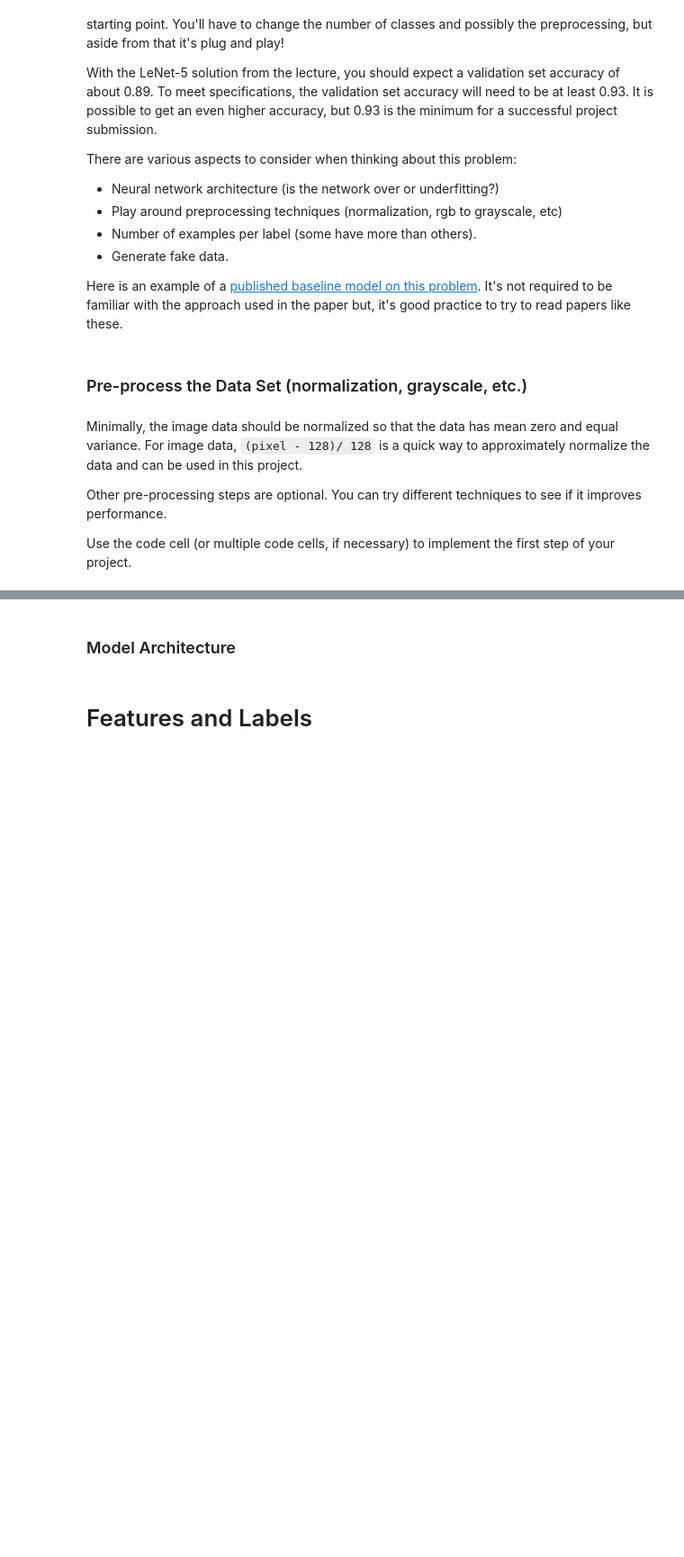
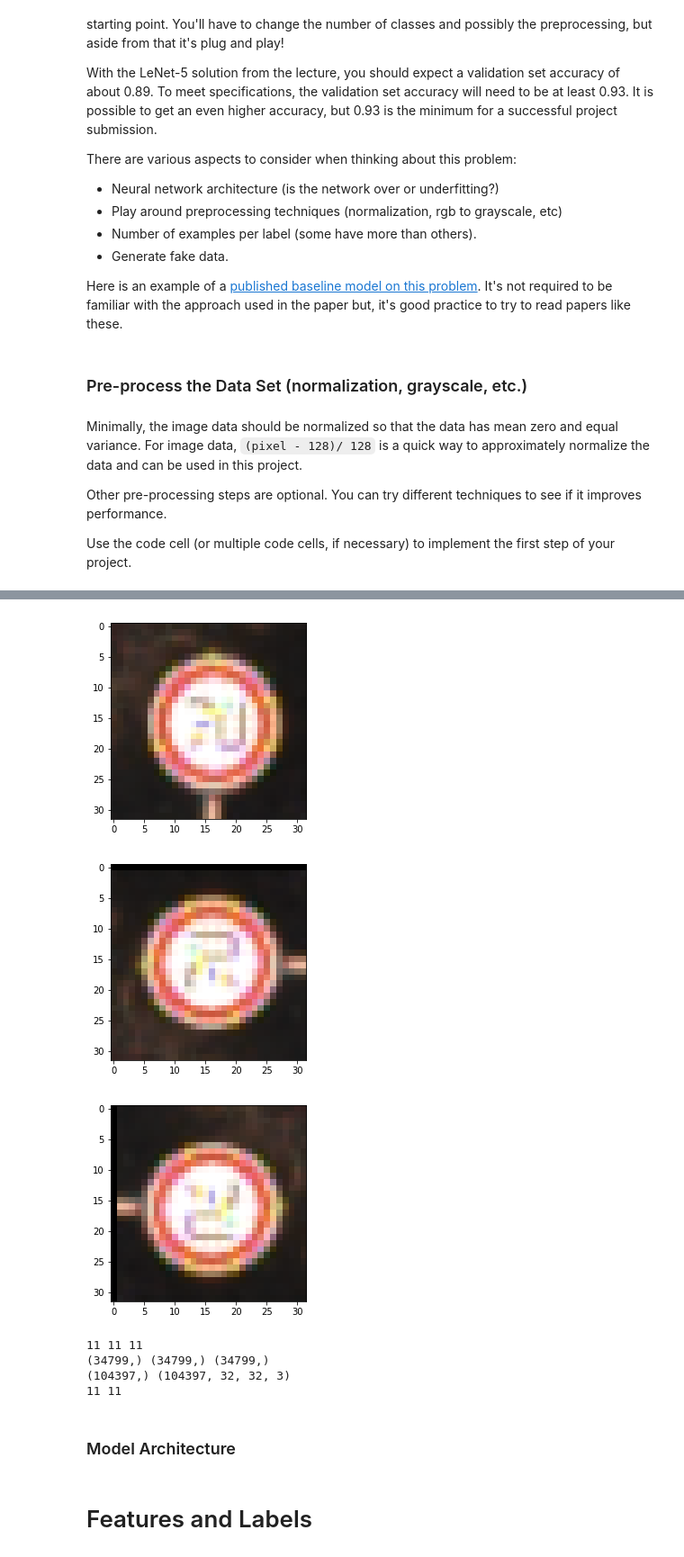
Before and after one commit to TPrabhat/Traffic-Sign-Classifier, a Jupyter notebook: Traffic_Sign_Classifier.ipynb, the cells around one changed output, grey strips where cells are left out. Shown at 90% size. Drawn from its saved outputs; the diff is of its cells as text; code cells hidden in the pictures; blank space fills up the shorter version.

Commit message:
Added data augmentation by rotating images
Created two lists from teh original dataset with images turned 90 degrees left and right resp and concatenated them. The dataset is thrice the size now

```diff
--- a/Traffic_Sign_Classifier.ipynb
+++ b/Traffic_Sign_Classifier.ipynb
@@ -185,3 +185,59 @@ def normalize_to_gray(data):
+# %%
+# Rotate the image by an angle wrt the center
+
+# create empty arrays for augmenting dataset
+X_rotated_left = []
+y_rotated_left = []
+
+X_rotated_right = []
+y_rotated_right = []
+
+def rotation(img, angle):
+    rot_mat = cv2.getRotationMatrix2D((cols/2,rows/2),angle,1)
+    dst = cv2.warpAffine(img,rot_mat,(cols,rows))
+    return dst
+
+for i in range(len(X_train)):
+    X_rotated_left.append(rotation(X_train[i], 90))
+    y_rotated_left.append(y_train[i])
+    X_rotated_right.append(rotation(X_train[i], -90))
+    y_rotated_right.append(y_train[i])
+
+
+# Pick a random image
+rnd = np.random.randint(0, len(X_train))
+
+img = X_train[rnd]
+# display the image
+plt.imshow(img)
+plt.show()
+
+img = X_rotated_left[rnd]
+# display the image
+plt.imshow(img)
+plt.show()
+
+img = X_rotated_right[rnd]
+# display the image
+plt.imshow(img)
+plt.show()
+
+print (y_train[rnd], y_rotated_left[rnd], y_rotated_right[rnd])
+print (np.shape(y_train), np.shape(y_rotated_left), np.shape(y_rotated_right))
+
+X_augmented = np.concatenate((X_train, X_rotated_left, X_rotated_right))
+y_augmented = np.concatenate((y_train, y_rotated_left, y_rotated_right))
+
+print (np.shape(y_augmented), np.shape(X_augmented))
+print (y_train[rnd], y_augmented[rnd])
+# %% [output]
+[figure, added]
+[figure, added]
+[figure, added]
+11 11 11
+(34799,) (34799,) (34799,)
+(104397,) (104397, 32, 32, 3)
+11 11
 # %%
 # image normalization by averaging
 
```
Also changed, not shown: parts of 3 cells of this notebook.
